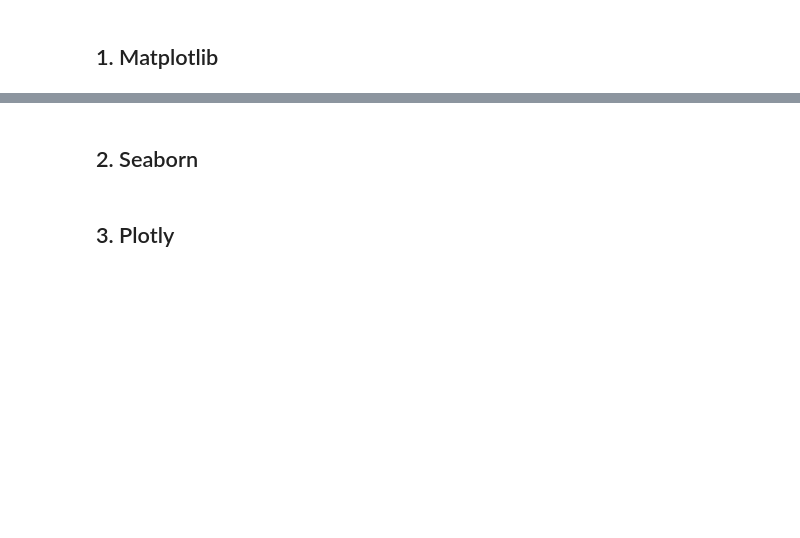
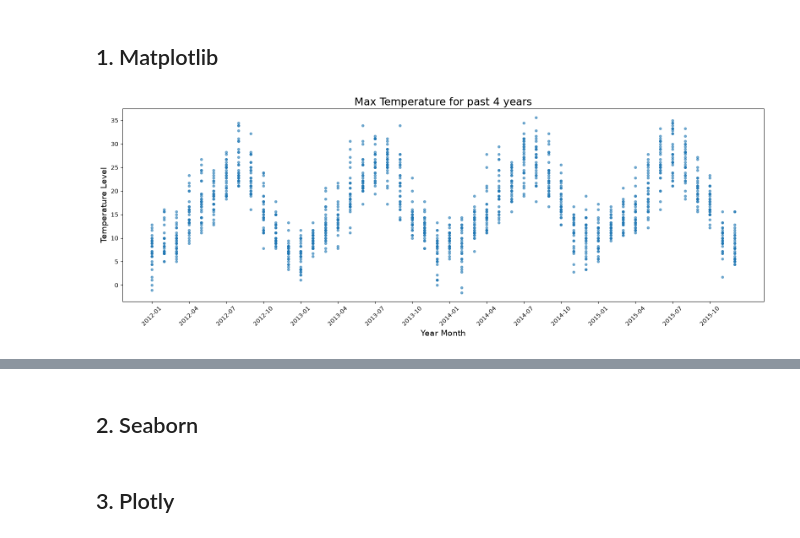
Before and after one commit to andrioliserena/data_visualization, a Jupyter notebook: 2-visualisation-template.ipynb, the cells around one changed output, grey strips where cells are left out. Drawn from its saved outputs; the diff is of its cells as text; code cells hidden in the pictures; blank space fills up the shorter version.

```diff
--- a/2-visualisation-template.ipynb
+++ b/2-visualisation-template.ipynb
@@ -40,0 +41,2 @@ Start by importing the data. We added some lines of code for the groups that wor
+# %%
+df_weather = pd.read_csv("./data_group_work/seattle-weather.csv")
@@ -55,0 +95,13 @@ df_weather.head()
+# %%
+fig, ax = plt.subplots(figsize=(16, 6))
+
+ax.scatter(x = df_weather['year_month'], y = df_weather['temp_max'], s=15, alpha=0.6)
+
+ax.set_title('Max Temperature for past 4 years', fontsize=18)
+ax.set_xlabel('Year Month', fontsize=14)
+ax.set_ylabel('Temperature Level', fontsize=14)
+ax.set_xticks(ax.get_xticks()[::3])
+ax.tick_params(axis='x', rotation=45)
+plt.tight_layout()
+# %% [output]
+[figure, added]
```
Also changed, not shown: parts of 9 cells of this notebook.
